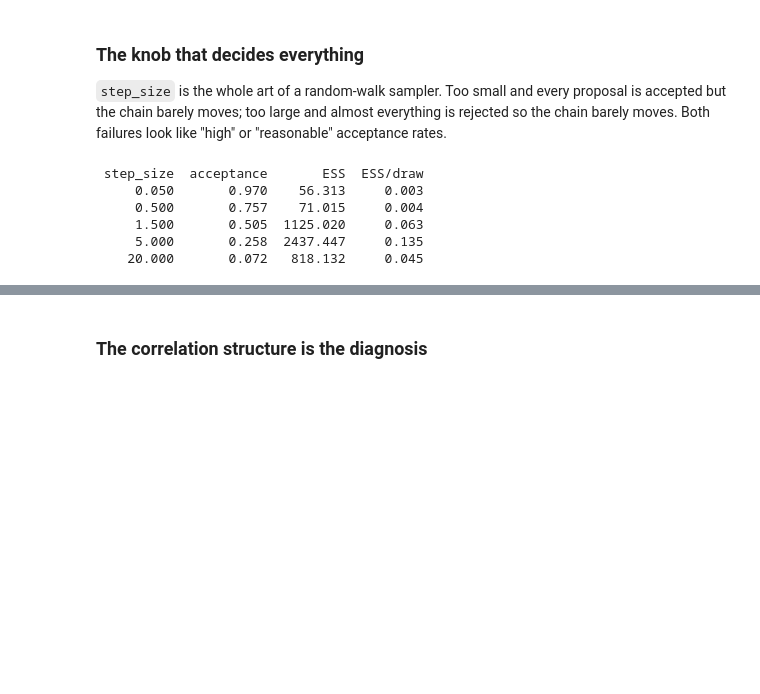
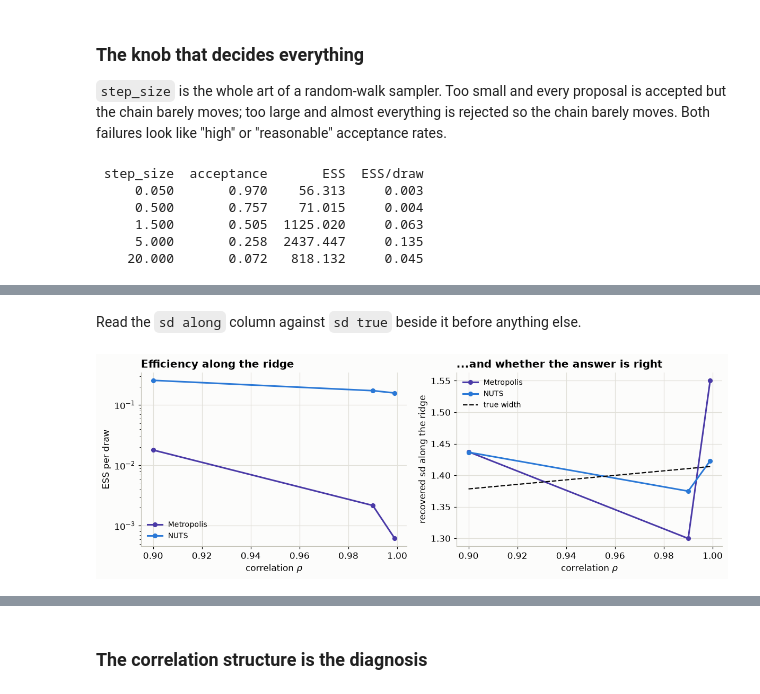
Before and after one commit to VeronikaWendler/sbi4cogsci, a Jupyter notebook: tutorials/day2_bayes_toolkit/mcmc-and-identifiability.ipynb, the cells around one changed output, grey strips where cells are left out. Cells and saved outputs as stored; diff of their text form; code cells hidden in the pictures; blank space fills up the shorter version.

```diff
--- a/tutorials/day2_bayes_toolkit/mcmc-and-identifiability.ipynb
+++ b/tutorials/day2_bayes_toolkit/mcmc-and-identifiability.ipynb
@@ -223,0 +418,18 @@ is replacing.
+# %%
+def gaussian_pymc_model(rho):
+    """A PyMC model whose posterior IS the correlated Gaussian — no data needed."""
+    cov = np.array([[1.0, rho], [rho, 1.0]])
+    with pm.Model() as model:
+        pm.MvNormal("x", mu=np.zeros(2), cov=cov, shape=2)
+    return model
+
+
+# `step=` picks the sampler. `pm.Metropolis()` must be constructed INSIDE the
+# model context — outside it you get "TypeError: No model on context stack".
+with gaussian_pymc_model(0.99):
+    idata_mh = pm.sample(draws=2000, tune=2000, chains=2, cores=1,
+                         step=pm.Metropolis(), progressbar=False,
+                         random_seed=RANDOM_SEED)
+
+print("Metropolis:")
+print(az.summary(idata_mh, kind="diagnostics").to_string())
@@ -223,0 +532,26 @@ is replacing.
+# %% [markdown]
+Read the `sd along` column against `sd true` beside it before anything else.
+# %%
+fig, axes = plt.subplots(1, 2, figsize=(11, 4))
+rho_grid = comparison["rho"].unique()
+
+ax = axes[0]
+for sampler, colour in [("Metropolis", S.NAIVE), ("NUTS", S.PRIMARY)]:
+    b = comparison[comparison.sampler == sampler]
+    ax.plot(b["rho"], b["ESS/draw along"], "o-", color=colour, label=sampler)
+ax.set(yscale="log", xlabel=r"correlation $\rho$", ylabel="ESS per draw",
+       title="Efficiency along the ridge")
+ax.legend(fontsize=9)
+
+ax = axes[1]
+for sampler, colour in [("Metropolis", S.NAIVE), ("NUTS", S.PRIMARY)]:
+    b = comparison[comparison.sampler == sampler]
+    ax.plot(b["rho"], b["sd along"], "o-", color=colour, label=sampler)
+ax.plot(rho_grid, np.sqrt(1 + rho_grid), "--", color=S.TRUTH, lw=1.5,
+        label="true width")
+ax.set(xlabel=r"correlation $\rho$", ylabel="recovered sd along the ridge",
+       title="...and whether the answer is right")
+ax.legend(fontsize=9)
+fig.tight_layout()
+# %% [output]
+[figure, added]
```
Also changed, not shown: parts of 44 cells of this notebook, 1 other file.
